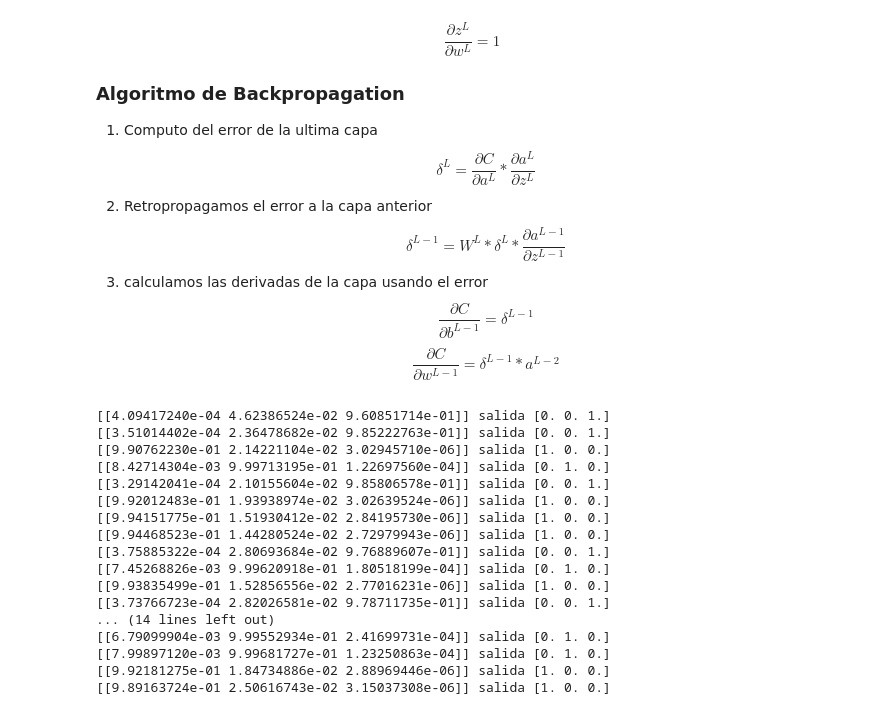
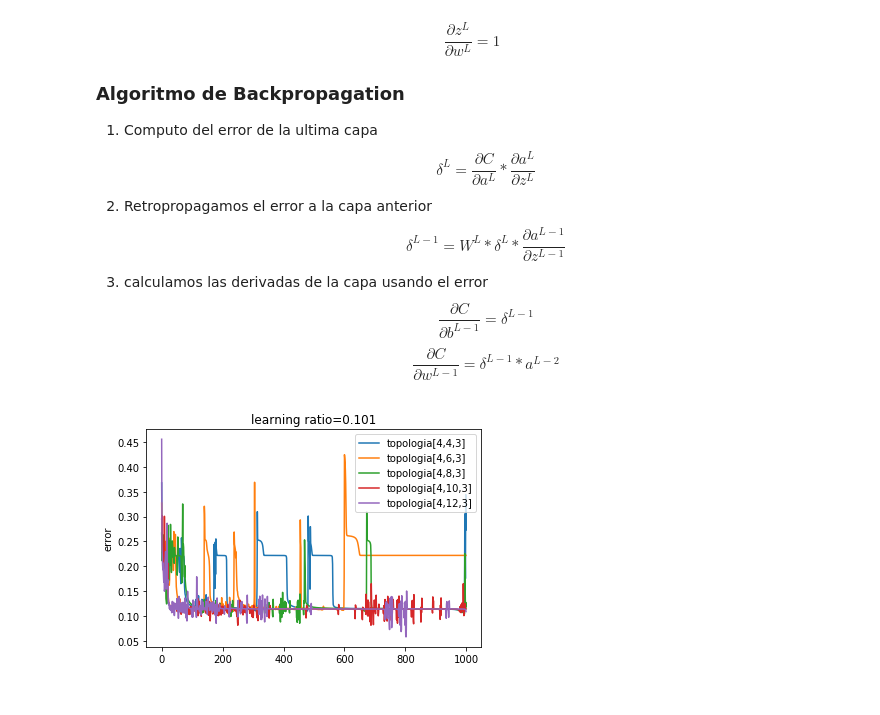
Before and after one commit to Alg0r1thmic/AI, a Jupyter notebook: NeuronalNetworks/NeuralNetwork.ipynb, the cells around one changed output. Drawn from its saved outputs; the diff is of its cells as text; code cells hidden in the pictures.

```diff
--- a/NeuronalNetworks/NeuralNetwork.ipynb
+++ b/NeuronalNetworks/NeuralNetwork.ipynb
@@ -135,58 +135,58 @@ class NeuralNetwork:
             out=self.backPropagation(X,Y)
             loss.append(self.costFunction[0](out,Y))
             clear_output(wait=True)
-            #plt.plot(range(len(loss)), loss)
-            #plt.show()
-
+        #plt.plot(range(len(loss)), loss)
+        #plt.show()
+        return loss
     def predict(self,X,Y):
         confusionMatrix=[[0,0,0],[0,0,0],[0,0,0]]
         outPut=[]
         for i in range(X.shape[0]):
             out=self.forwardPropagation(X[i:i+1,:],Y[i])
             outPut.append(out[-1][1])
             print(out[-1][1],"salida",Y[i])
             #print("salida ",out[-1][1],"salida deseada",Y[i])
         '''if outPut[i]>0.5 and Y[i]==1:
                 confusionMatrix[0][0]=confusionMatrix[0][0]+1
             elif outPut[i]<=0.5 and Y[i]==1:
                 confusionMatrix[0][1]=confusionMatrix[0][1]+1
             elif outPut[i]<=0.5 and Y[i]==0:
                 confusionMatrix[1][1]=confusionMatrix[1][1]+1
             elif outPut[i]>0.5 and Y[i]==0:
                 confusionMatrix[1][0]=confusionMatrix[1][0]+1
         print(confusionMatrix)
         cm_df = pd.DataFrame(confusionMatrix,
                      index = ['setosa','versicolor'],
                      columns = ['setosa','versicolor'])
         #sns.heatmap(cm_df, annot=True)
         #plt.show()
         N = len(Y)
         x = range(N)
         xx=np.array(x)
         xx=xx+0.35
         width = 1/1.5
         plt.bar(x,Y,width=0.35, color="blue")
         plt.bar(xx,outPut,width=0.35, color="red")
         plt.legend(["Y","Y predicho"])'''
+def test(topology,lr):
+    losts=[]
+    for i in range(len(topology)):
+        nn=NeuralNetwork(learningRatio=lr,topology=topology[i],numIterations=1000)
+        losts.append(nn.fit(X,Y))
+    labels=['topologia[4,4,3]','topologia[4,6,3]','topologia[4,8,3]','topologia[4,10,3]','topologia[4,12,3]']
+    for i in range(len(losts)):
+        plt.plot(range(len(losts[i])), losts[i], label=labels[i])
+    plt.xlabel('')
+    plt.ylabel('error')
+    plt.title("learning ratio=0.101")
+    plt.legend()
+    plt.show()
+
 if __name__=='__main__':
-    nn1=NeuralNetwork(learningRatio=0.01,topology=[4,12,3],numIterations=10000)
-    nn1.fit(X,Y)
-    nn1.predict(forTestX,forTestY)
+    topologys=[[4,4,3],[4,6,3],[4,8,3],[4,10,3],[4,12,3]]
+    test(topologys,0.101)
+    #nn1=NeuralNetwork(learningRatio=0.01,topology=[4,12,3],numIterations=1000)
+    #loss=nn1.fit(X,Y)
+    #nn1.predict(forTestX,forTestY)
 # %% [output]
-[[4.09417240e-04 4.62386524e-02 9.60851714e-01]] salida [0. 0. 1.]
-[[3.51014402e-04 2.36478682e-02 9.85222763e-01]] salida [0. 0. 1.]
-[[9.90762230e-01 2.14221104e-02 3.02945710e-06]] salida [1. 0. 0.]
-[[8.42714304e-03 9.99713195e-01 1.22697560e-04]] salida [0. 1. 0.]
-[[3.29142041e-04 2.10155604e-02 9.85806578e-01]] salida [0. 0. 1.]
-[[9.92012483e-01 1.93938974e-02 3.02639524e-06]] salida [1. 0. 0.]
-[[9.94151775e-01 1.51930412e-02 2.84195730e-06]] salida [1. 0. 0.]
-[[9.94468523e-01 1.44280524e-02 2.72979943e-06]] salida [1. 0. 0.]
-[[3.75885322e-04 2.80693684e-02 9.76889607e-01]] salida [0. 0. 1.]
-[[7.45268826e-03 9.99620918e-01 1.80518199e-04]] salida [0. 1. 0.]
-[[9.93835499e-01 1.52856556e-02 2.77016231e-06]] salida [1. 0. 0.]
-[[3.73766723e-04 2.82026581e-02 9.78711735e-01]] salida [0. 0. 1.]
-... (14 lines left out)
-[[6.79099904e-03 9.99552934e-01 2.41699731e-04]] salida [0. 1. 0.]
-[[7.99897120e-03 9.99681727e-01 1.23250863e-04]] salida [0. 1. 0.]
-[[9.92181275e-01 1.84734886e-02 2.88969446e-06]] salida [1. 0. 0.]
-[[9.89163724e-01 2.50616743e-02 3.15037308e-06]] salida [1. 0. 0.]
+[figure, added]
```
Also changed, not shown: parts of 3 cells of this notebook, 2 other files.
